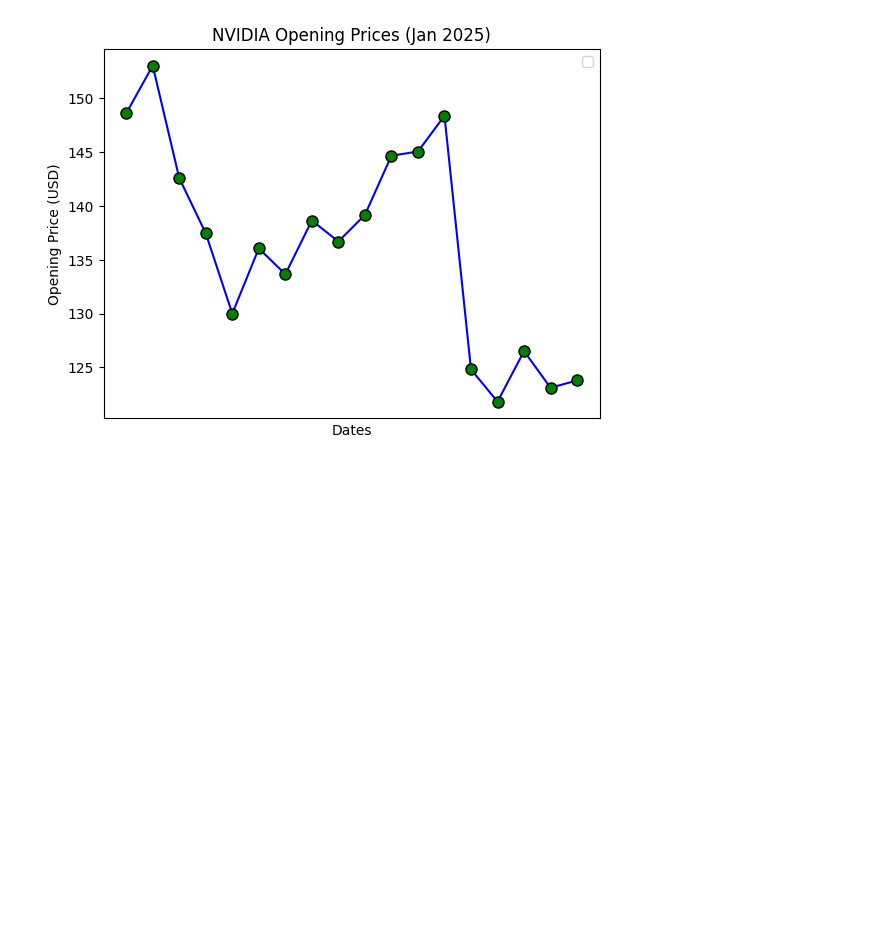
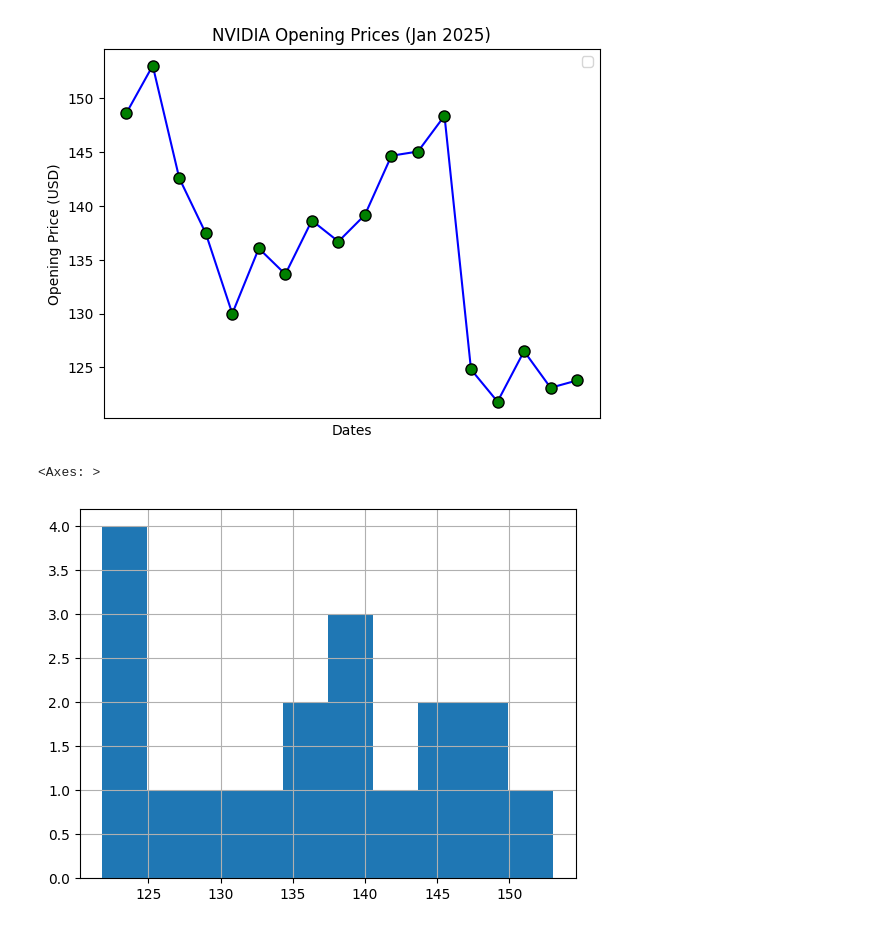
Before and after one commit to wdgstl/MarketSentimentAnalysis, a Jupyter notebook: scripts/EDA.ipynb, the cells around one changed output. Cells and saved outputs as stored; diff of their text form; code cells hidden in the pictures; blank space fills up the shorter version.

Commit message:
price data prepro

```diff
--- a/scripts/EDA.ipynb
+++ b/scripts/EDA.ipynb
@@ -205,3 +205,8 @@ plt.legend()
 plt.show()
 # %% [output]
 [figure]
+# %%
+df_prices["price"].hist()
+# %% [output]
+<Axes: >
+[figure, added]
```
Also changed, not shown: parts of 2 cells of this notebook, 2 other files.
